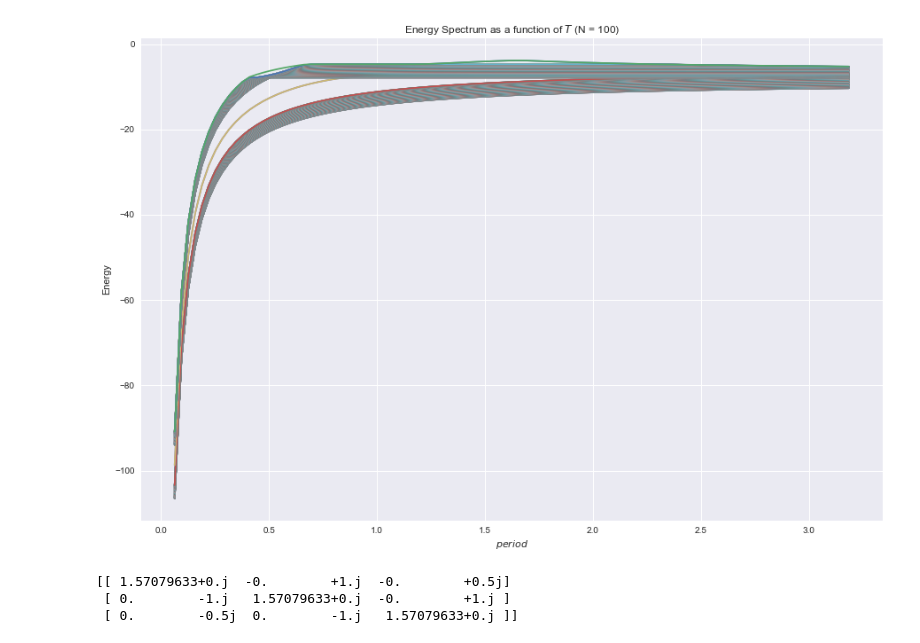
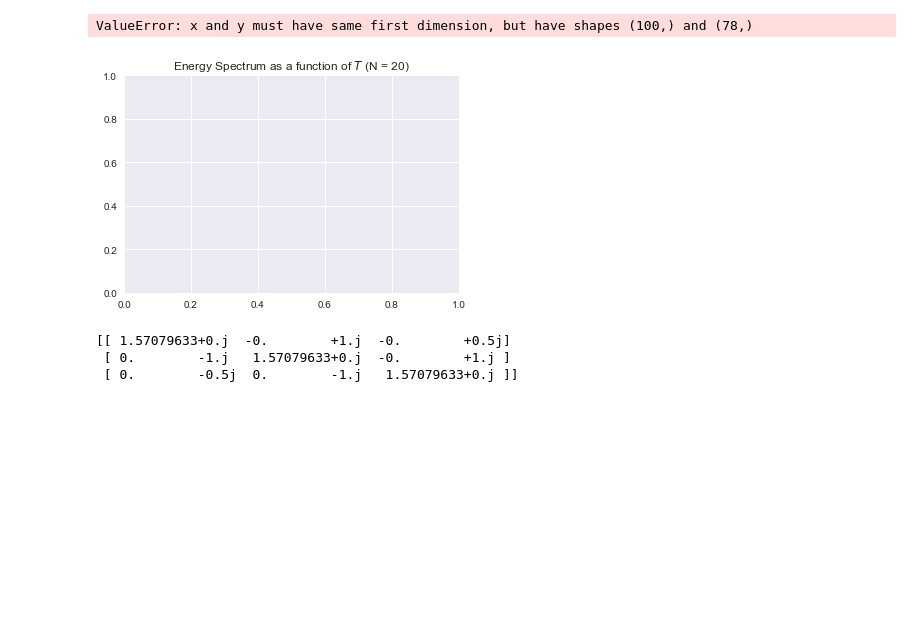
Before and after one commit to Eslam-Sabry/recursive-green-function, a Jupyter notebook: src/floquet band hamiltonian.ipynb, the cells around one changed output. Cells and saved outputs as stored; diff of their text form; code cells hidden in the pictures; blank space fills up the shorter version.

```diff
--- a/src/floquet band hamiltonian.ipynb
+++ b/src/floquet band hamiltonian.ipynb
@@ -11,8 +11,10 @@ mp.rcParams['figure.figsize'] = (15, 10)  # Setting the size of the plots
 import numpy.linalg as la
 from tqdm.notebook import tqdm
 # %%
+N_floquet_bands = 11
 N_floquet_bands = 3
-N = 100
+
+N = 20
 J_z = np.diag(np.arange(-(N_floquet_bands-1)/2,1+(N_floquet_bands-1)/2))
 Id_floquet_bands = np.eye(N_floquet_bands)
 t = np.pi
@@ -38,12 +40,14 @@ def hopping(t=t, delta=delta):
 def calculate_finite_spectrum(periods,mu=mu,mu2=mu2,t=t,delta=delta,N=N,d=d,N_floquet_bands=N_floquet_bands):
     energies = []
     for T in tqdm(periods):
+        w = 2*np.pi/T
         h = Hamiltonian(d*N_floquet_bands,N,onsite(mu=mu,mu2=mu2,period=T),hopping(delta=delta,t=t)).lattice_hamiltonian()
-        phases = la.eigvalsh(h)
-        #phases = np.sort(np.abs(phases))
-        #ev = np.sort([(-1) ** n * val for n, val in enumerate(phases)])
-        #energies.append(ev)
-        energies.append(phases)
+        phases = la.eigvals(h)
+        phases = np.sort(np.abs(phases))
+        phases = np.delete(phases,np.where(phases >= w))
+        ev = np.sort([(-1) ** n * val/w for n, val in enumerate(phases)])
+        energies.append(ev)
+        #energies.append(phases)
     return np.array(energies).real
 
 
@@ -94,7 +98,7 @@ spectrum = np.array([calculate_bands(momenta, period=T) for T in tqdm(periods)])
 # %%
 plt.title("Energy Spectrum as a function of $\mu/t$ (N = {})".format(N))
 for i in range(100):
-    plt.plot(periods,spectrum[:,i]/w)
+    plt.plot(periods,spectrum[:,i])
 plt.ylabel('Energy')
 plt.xlabel('$period$')
 plt.show()
@@ -106,12 +114,13 @@ energies = calculate_finite_spectrum(periods)
 # %%
 plt.title("Energy Spectrum as a function of $T$ (N = {})".format(N))
-for i in range(d*N):
-    plt.plot(periods,energies[:,i])
+for i in range(d*N*N_floquet_bands):
+    plt.plot(periods,energies[i])
 plt.ylabel('Energy')
 plt.xlabel('$period$')
 plt.show()
 # %% [output]
+ValueError: x and y must have same first dimension, but have shapes (100,) and (78,)
-[figure, old version]
+[figure, new version]
 # %%
 print(fourier_step_function*np.pi)
 # %% [output]
```
Also changed, not shown: parts of 24 cells of this notebook, 1 other file.
